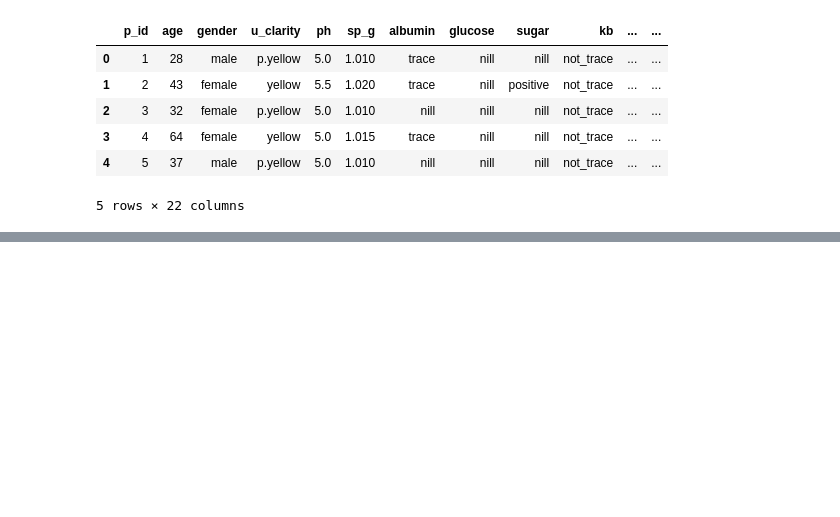
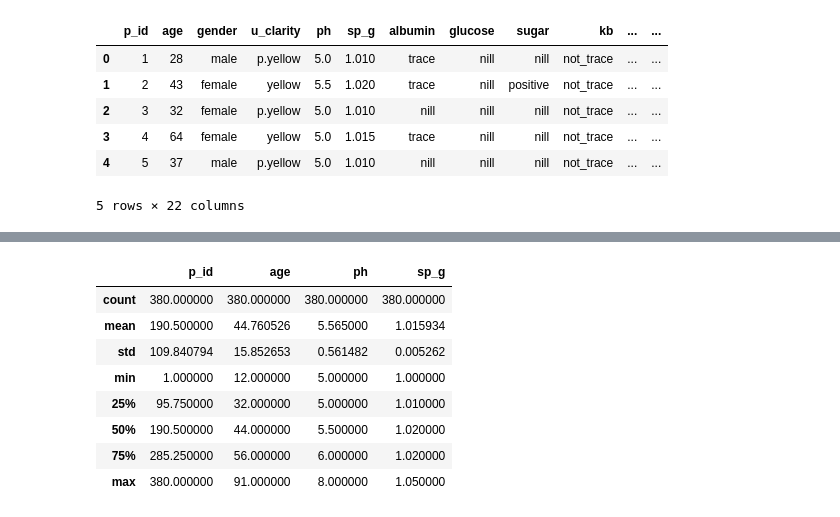
Before and after one commit to Munfa/CKD-Explainable-AI, a Jupyter notebook: notebooks/EDA_CKD.ipynb, the cells around one changed output, grey strips where cells are left out. Drawn from its saved outputs; the diff is of its cells as text; code cells hidden in the pictures; blank space fills up the shorter version.

```diff
--- a/notebooks/EDA_CKD.ipynb
+++ b/notebooks/EDA_CKD.ipynb
@@ -40,0 +71,12 @@ df.head()
+# %%
+df.describe()
+# %% [output]
+|  | p_id | age | ph | sp_g |
+| count | 380.000000 | 380.000000 | 380.000000 | 380.000000 |
+| mean | 190.500000 | 44.760526 | 5.565000 | 1.015934 |
+| std | 109.840794 | 15.852653 | 0.561482 | 0.005262 |
+| min | 1.000000 | 12.000000 | 5.000000 | 1.000000 |
+| 25% | 95.750000 | 32.000000 | 5.000000 | 1.010000 |
+| 50% | 190.500000 | 44.000000 | 5.500000 | 1.020000 |
+| 75% | 285.250000 | 56.000000 | 6.000000 | 1.020000 |
+| max | 380.000000 | 91.000000 | 8.000000 | 1.050000 |
```
Also changed, not shown: parts of 6 cells of this notebook.
